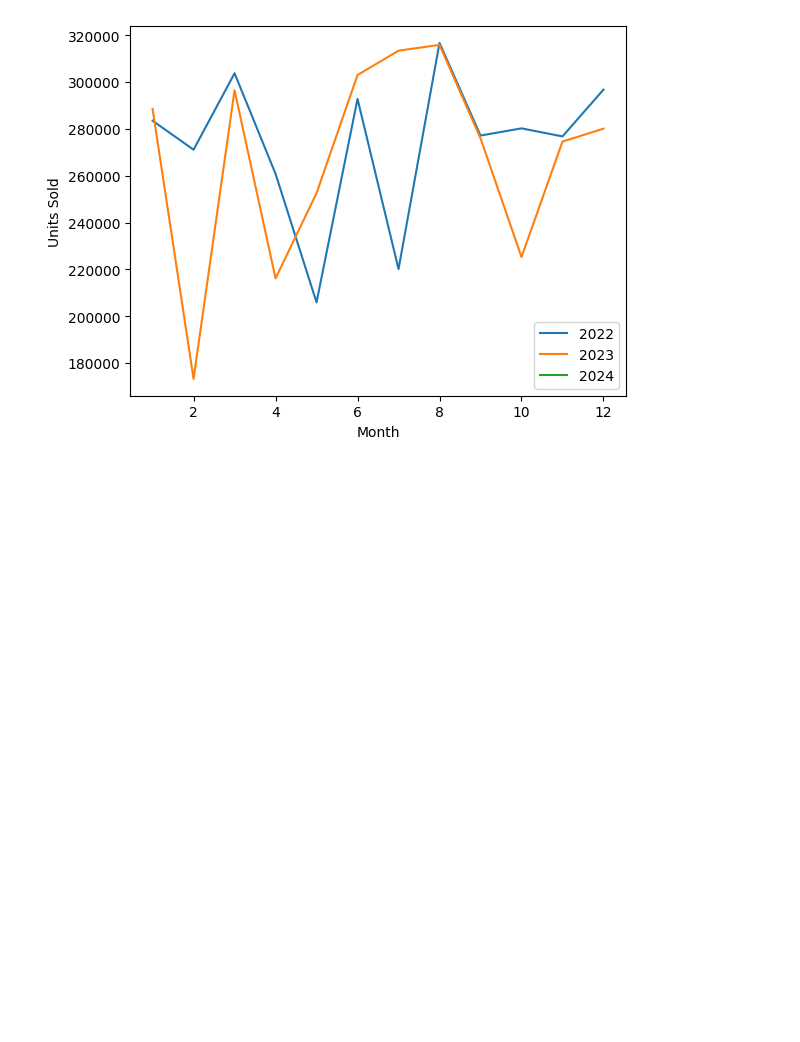
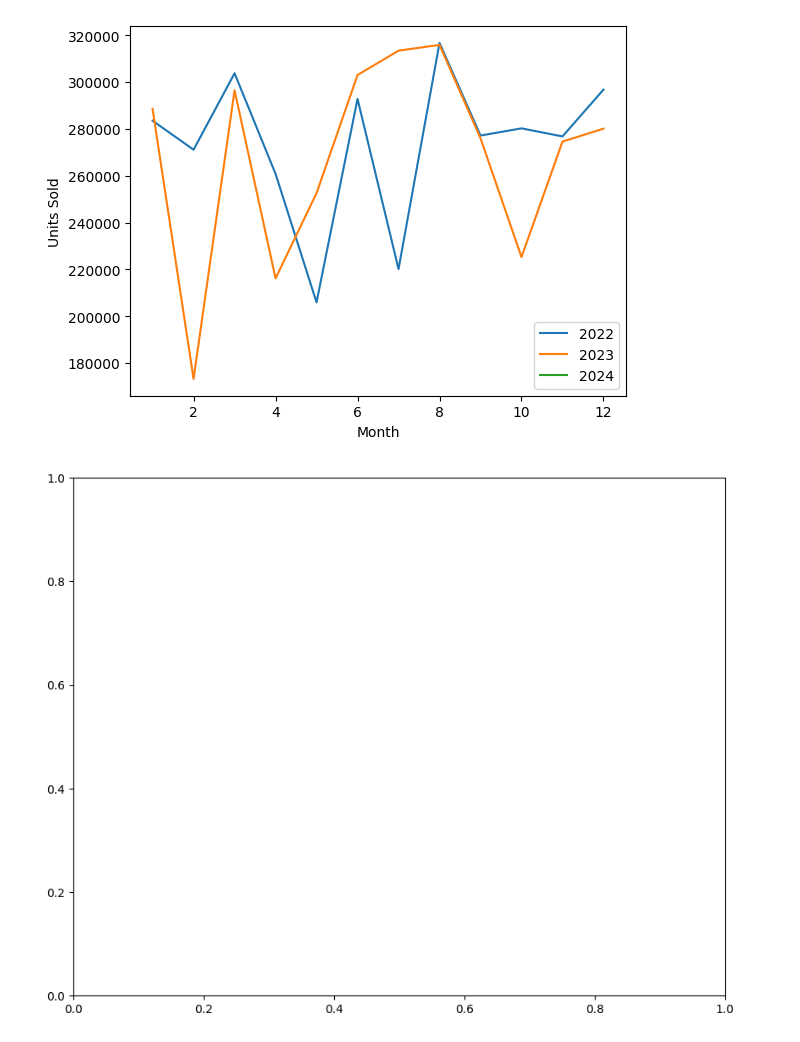
Before and after one commit to lukasmetz27/DemandForecast, a Jupyter notebook: notebooks/EDA.ipynb, the cells around one changed output. Cells and saved outputs as stored; diff of their text form; code cells hidden in the pictures; blank space fills up the shorter version.

```diff
--- a/notebooks/EDA.ipynb
+++ b/notebooks/EDA.ipynb
@@ -222,3 +239,11 @@ plt.ylabel("Units Sold")
 plt.show()
 # %% [output]
 [figure]
+# %%
+fig, ax = plt.subplots(figsize=(10, 8))
+corr_cols = ["inventory_level", "units_sold", "units_ordered",
+            # "price", "discount", "competitor_pricing",
+             "promotion", "epidemic", "demand"]
+corr_matrix = df[corr_cols].corr()
+# %% [output]
+[figure, added]
```
Also changed, not shown: parts of 24 cells of this notebook.
